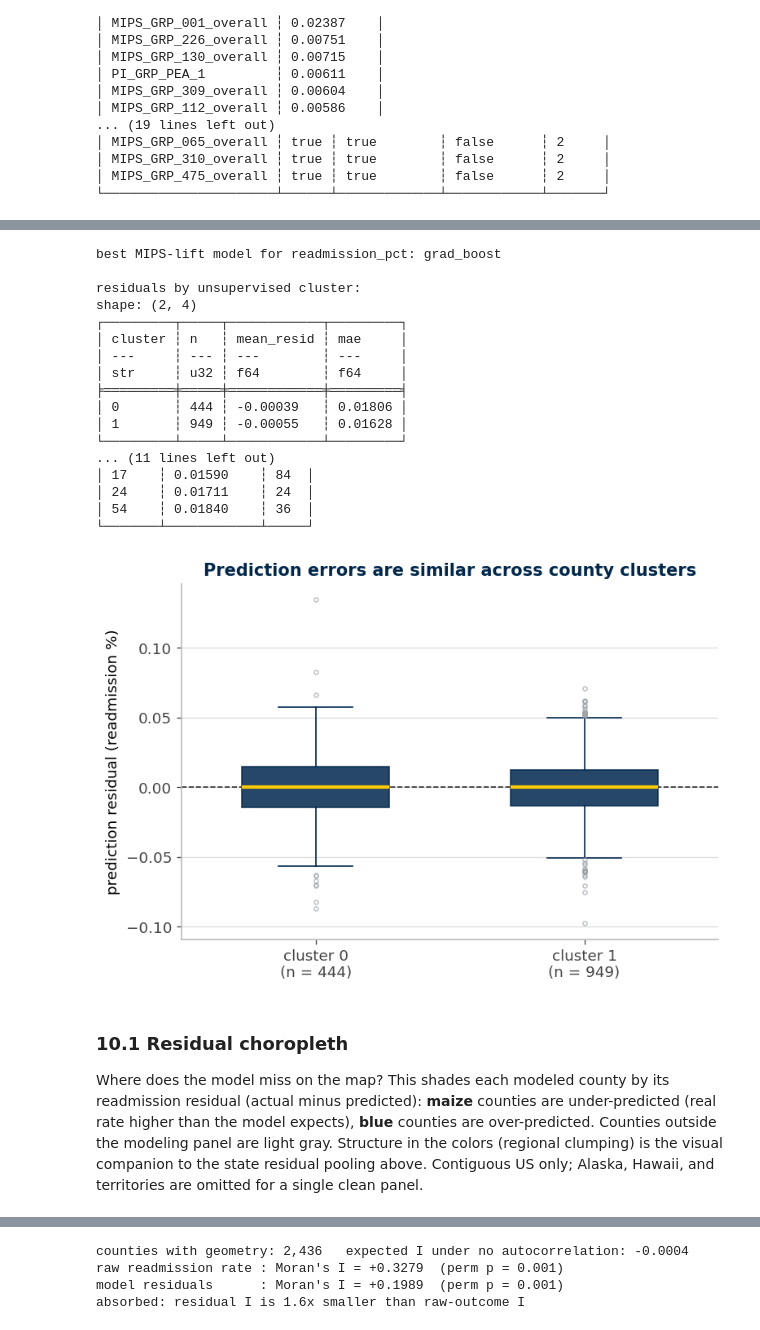
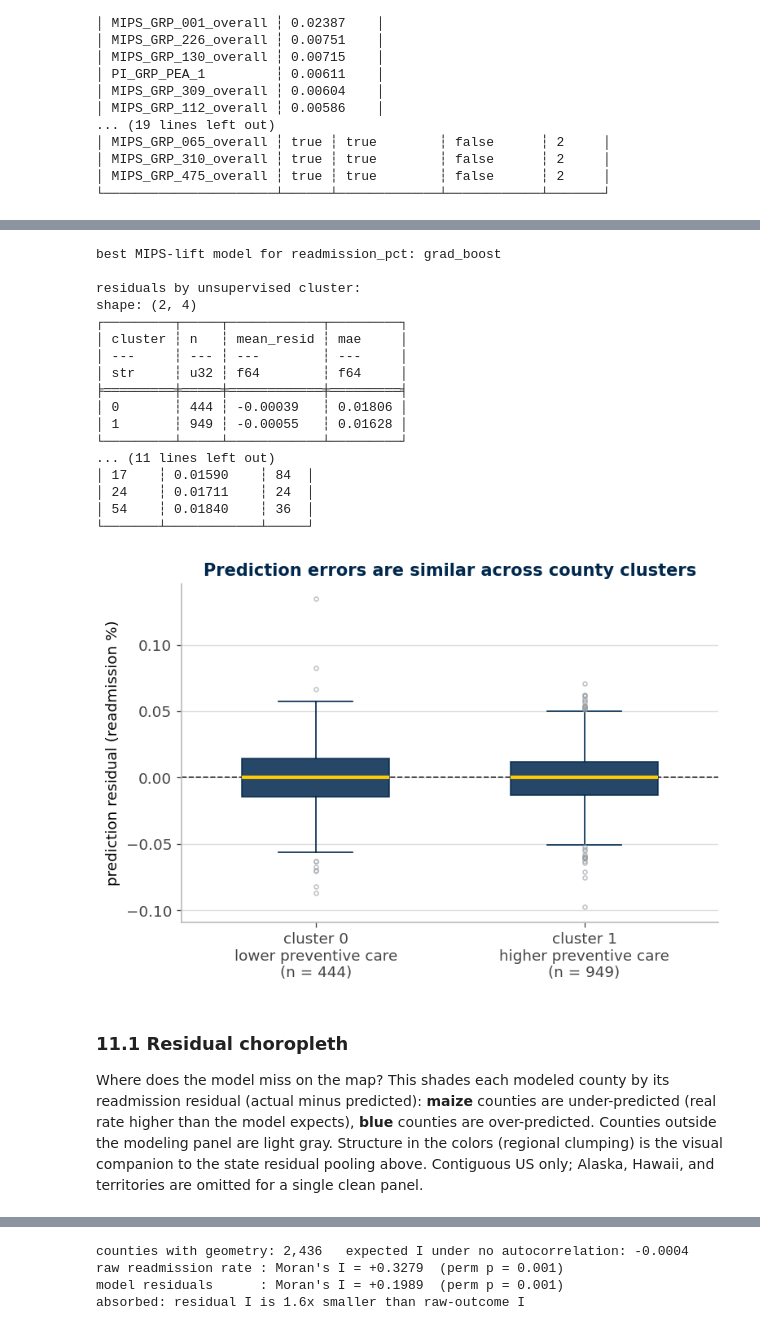
Before and after one commit to memckay/mads-capstone, a Jupyter notebook: notebooks/04_supervised_learning.ipynb, the cells around one changed output, grey strips where cells are left out. Drawn from its saved outputs; the diff is of its cells as text; code cells hidden in the pictures.

```diff
--- a/notebooks/04_supervised_learning.ipynb
+++ b/notebooks/04_supervised_learning.ipynb
@@ -1189,6 +1185,7 @@ with pl.Config(float_precision=5):
 labels_c = sorted(resid_df.drop_nulls("cluster")["cluster"].unique().to_list())
 groups_plot = [resid_df.filter(pl.col("cluster") == c)["resid"].to_list() for c in labels_c]
 counts = [len(g) for g in groups_plot]
+cluster_desc = {"0": "lower preventive care", "1": "higher preventive care"}  # notebook 03 PC1 (pinned labels)
 
 # save residuals for the standalone interactive county map
 (resid_df.select("county_fips", "resid", "cluster")
@@ -1196,7 +1193,7 @@ counts = [len(g) for g in groups_plot]
 
 fig, ax = plt.subplots(figsize=(6.6, 4.6))
 bp = ax.boxplot(groups_plot, widths=0.55,
-                tick_labels=[f"cluster {c}\n(n = {n:,})" for c, n in zip(labels_c, counts)],
+                tick_labels=[f"cluster {c}\n{cluster_desc.get(str(c), '')}\n(n = {n:,})" for c, n in zip(labels_c, counts)],
                 patch_artist=True,
                 flierprops=dict(marker="o", markersize=3, markerfacecolor="none",
                                 markeredgecolor=GRAY, alpha=0.6))
@@ -1206,36 +1203,36 @@ for line in bp["medians"]:
     line.set_color(MAIZE); line.set_linewidth(2.5)
 for el in ("whiskers", "caps"):
     for line in bp[el]:
         line.set_color(BLUE)
 ax.axhline(0, color="#333333", linewidth=1, linestyle="--")
 ax.set_ylabel("prediction residual (readmission %)")
 ax.set_title("Prediction errors are similar across county clusters", fontsize=12.5)
 clean_ax(ax, grid_axis="y")
 fig.tight_layout()
 fig.savefig(FIGURES / "sl_residuals_cluster.png")
 fig.savefig(FIGURES / "sl_residuals_cluster.svg", metadata={"Date": None})
 plt.show()
 # %% [output]
 best MIPS-lift model for readmission_pct: grad_boost
 
 residuals by unsupervised cluster:
 shape: (2, 4)
 ┌─────────┬─────┬────────────┬─────────┐
 │ cluster ┆ n   ┆ mean_resid ┆ mae     │
 │ ---     ┆ --- ┆ ---        ┆ ---     │
 │ str     ┆ u32 ┆ f64        ┆ f64     │
 ╞═════════╪═════╪════════════╪═════════╡
 │ 0       ┆ 444 ┆ -0.00039   ┆ 0.01806 │
 │ 1       ┆ 949 ┆ -0.00055   ┆ 0.01628 │
 └─────────┴─────┴────────────┴─────────┘
 ... (11 lines left out)
 │ 17    ┆ 0.01590    ┆ 84  │
 │ 24    ┆ 0.01711    ┆ 24  │
 │ 54    ┆ 0.01840    ┆ 36  │
 └───────┴────────────┴─────┘
-[figure, old version]
+[figure, new version]
 # %% [markdown]
-### **10.1 Residual choropleth**
+### **11.1 Residual choropleth**
 
 Where does the model miss on the map? This shades each modeled county by its readmission
 residual (actual minus predicted): **maize** counties are under-predicted (real rate higher than
```
Also changed, not shown: parts of 10 cells of this notebook, 3 other files.
